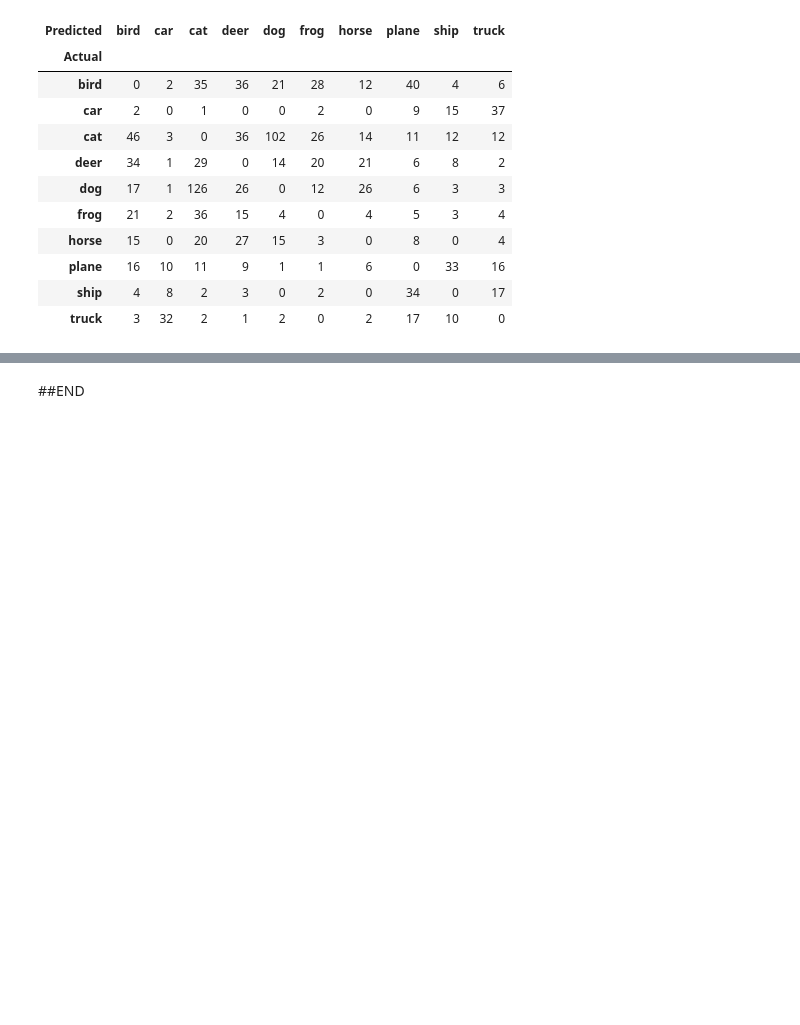
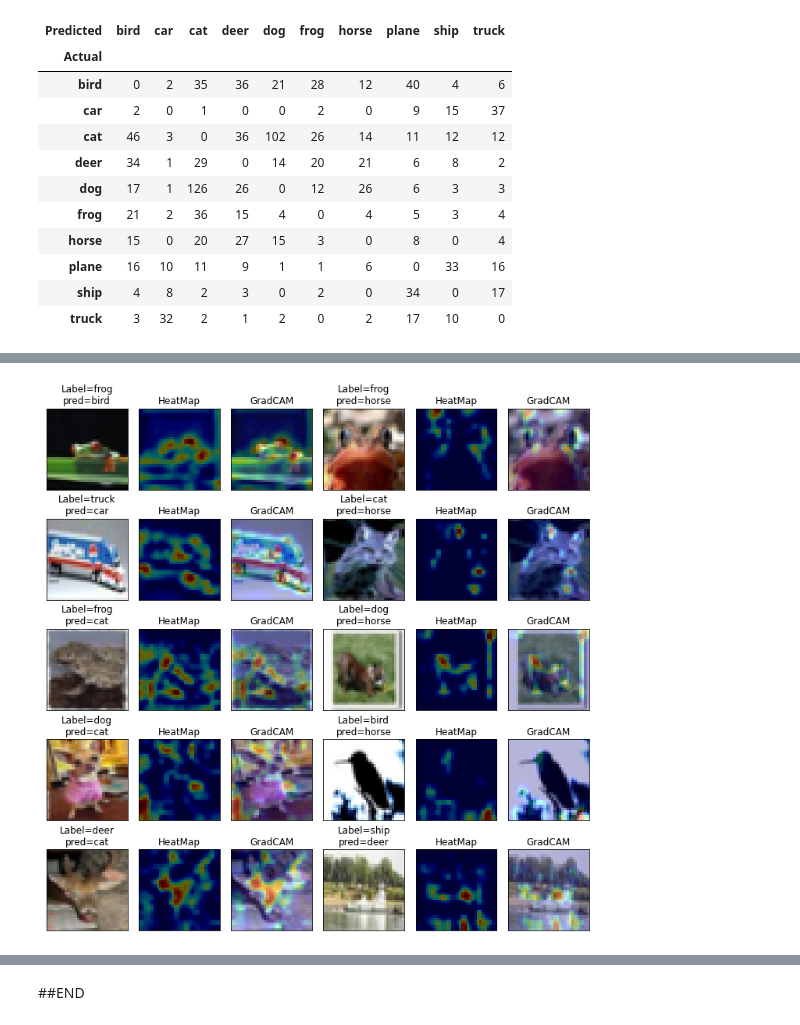
Before and after one commit to navrat/EVA_phase1_2022_23, a Jupyter notebook: S7_CIFAR_RESNET_GRADCAM/S7_RESNET_CIFAR_GRADCAM.ipynb, the cells around one changed output, grey strips where cells are left out. Saved outputs shown, nothing was run; the diff lists cells and outputs as text; code cells hidden in the pictures; blank space fills up the shorter version.

```diff
--- a/S7_CIFAR_RESNET_GRADCAM/S7_RESNET_CIFAR_GRADCAM.ipynb
+++ b/S7_CIFAR_RESNET_GRADCAM/S7_RESNET_CIFAR_GRADCAM.ipynb
@@ -292,0 +388,4 @@ AttributeError: ignored
+# %%
+# for layer4
+plotGradCAM(net.module, testloader, target_classes, device, 'layer2')
+# %% [output]
@@ -292,0 +401 @@ AttributeError: ignored
+[figure, added]
```
Also changed, not shown: parts of 12 cells of this notebook.
